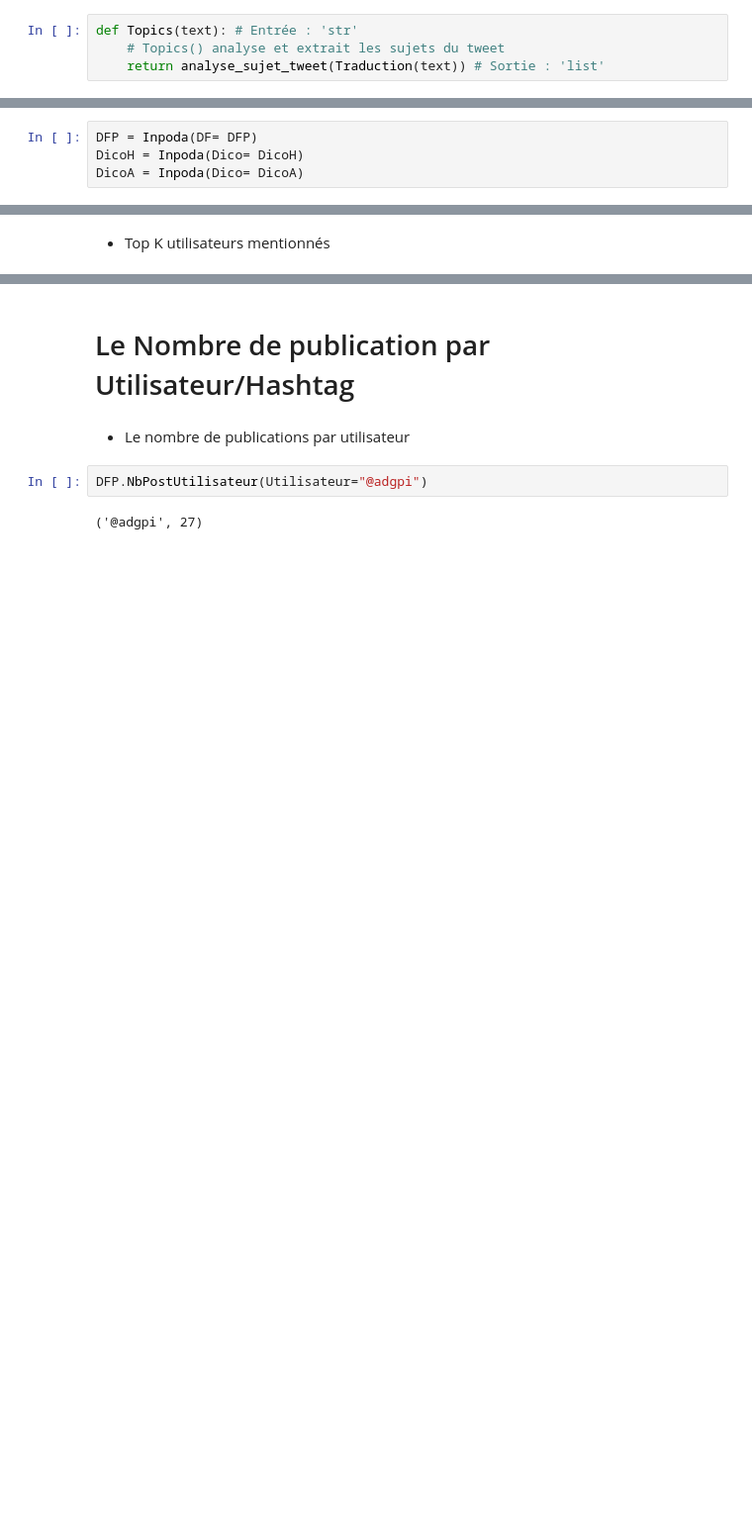
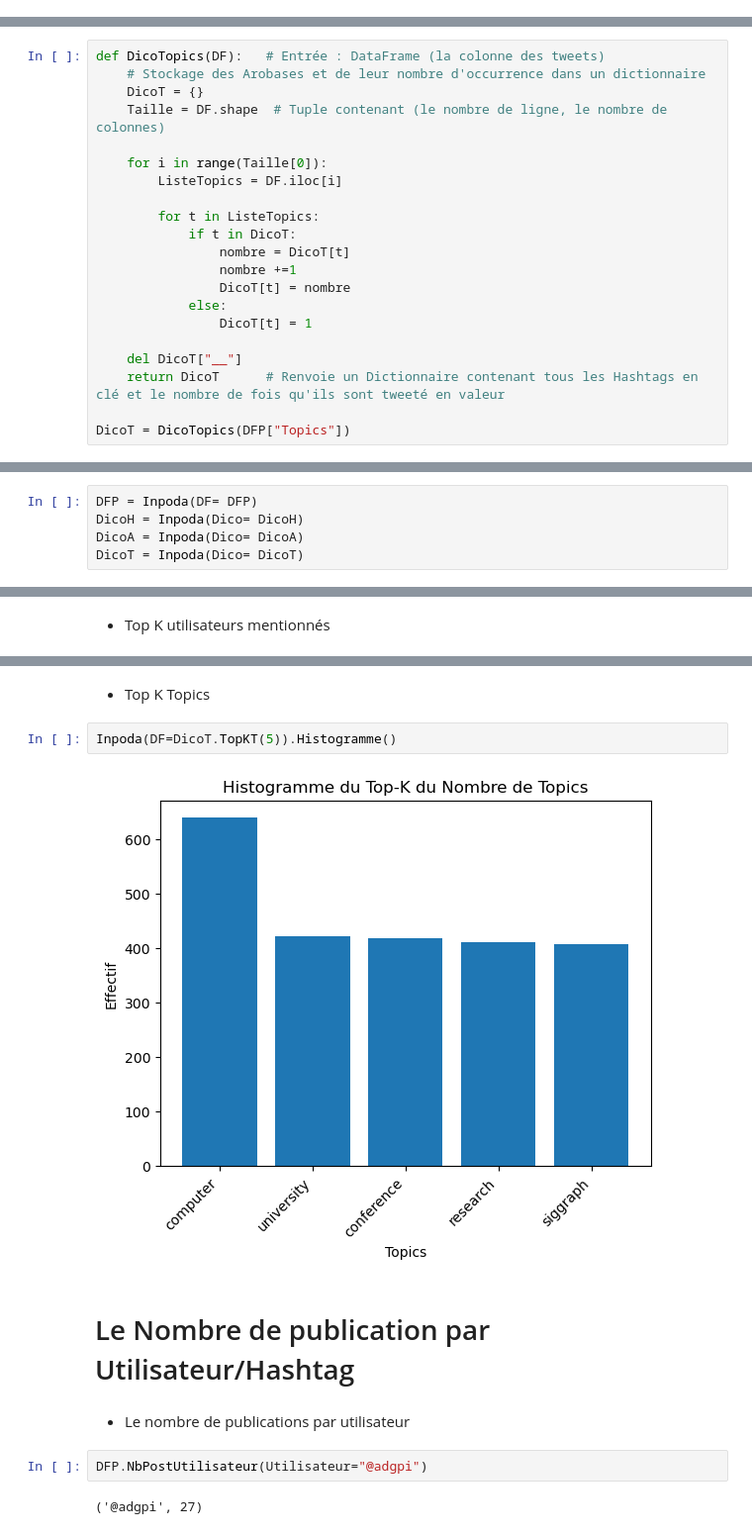
Before and after one commit to LugolBis/Projet-IN304, a Jupyter notebook: InPoDa POO Desmares-Desfontaines.ipynb, the cells around one changed output, grey strips where cells are left out. Shown: that part at 99% size. Drawn from its saved outputs; the diff is of its cells as text; blank space fills up the shorter version.

````diff
--- a/InPoDa POO Desmares-Desfontaines.ipynb
+++ b/InPoDa POO Desmares-Desfontaines.ipynb
@@ -124,7 +65,3 @@ def analyse_sujet_tweet(text): #prends en argument un tweet nettoyé de tous car
-# %%
-def Topics(text): # Entrée : 'str'
-    # Topics() analyse et extrait les sujets du tweet
-    return analyse_sujet_tweet(Traduction(text)) # Sortie : 'list'
 # %% [markdown]
 # Création de la classe ***Tweet***
 # %%
@@ -532,3 +534,24 @@ Mais celle ci aurait été encapsulée dans la classe ***Tweet*** et utilisée d
+# %%
+def DicoTopics(DF):   # Entrée : DataFrame (la colonne des tweets)
+    # Stockage des Arobases et de leur nombre d'occurrence dans un dictionnaire
+    DicoT = {}
+    Taille = DF.shape  # Tuple contenant (le nombre de ligne, le nombre de colonnes)
+
+    for i in range(Taille[0]):
+        ListeTopics = DF.iloc[i]
+
+        for t in ListeTopics:
+            if t in DicoT:
+                nombre = DicoT[t]
+                nombre +=1
+                DicoT[t] = nombre
+            else:
+                DicoT[t] = 1
+
+    del DicoT["__"]
+    return DicoT      # Renvoie un Dictionnaire contenant tous les Hashtags en clé et le nombre de fois qu'ils sont tweeté en valeur
+
+DicoT = DicoTopics(DFP["Topics"])
 # %% [markdown]
 # Utilisateurs
 # %% [markdown]
@@ -584,6 +607,7 @@ Maintenant que les trois variables ***DicoA***, ***DicoH*** et ***DFP*** ont ét
 DFP = Inpoda(DF= DFP)
 DicoH = Inpoda(Dico= DicoH)
 DicoA = Inpoda(Dico= DicoA)
+DicoT = Inpoda(Dico= DicoT)
 # %% [markdown]
 # Remarques :
 - Les variables ***DicoA***, ***DicoH*** et ***DFP*** sont maintenant des objets **'Inpoda'** mais on peut toujours accéder à leurs structures de données initiales respectivement à l'aide des attributs ```'.Dico'``` et ```'.DF'```.
@@ -640,3 +664,9 @@ Inpoda(DF=DicoA.TopKA(5)).Histogramme()
+# %% [markdown]
+- Top K Topics
+# %%
+Inpoda(DF=DicoT.TopKT(5)).Histogramme()
+# %% [output]
+[figure, added]
 # %% [markdown]
 # Le Nombre de publication par Utilisateur/Hashtag
 # %% [markdown]
````
Also changed, not shown: parts of 28 cells of this notebook.
